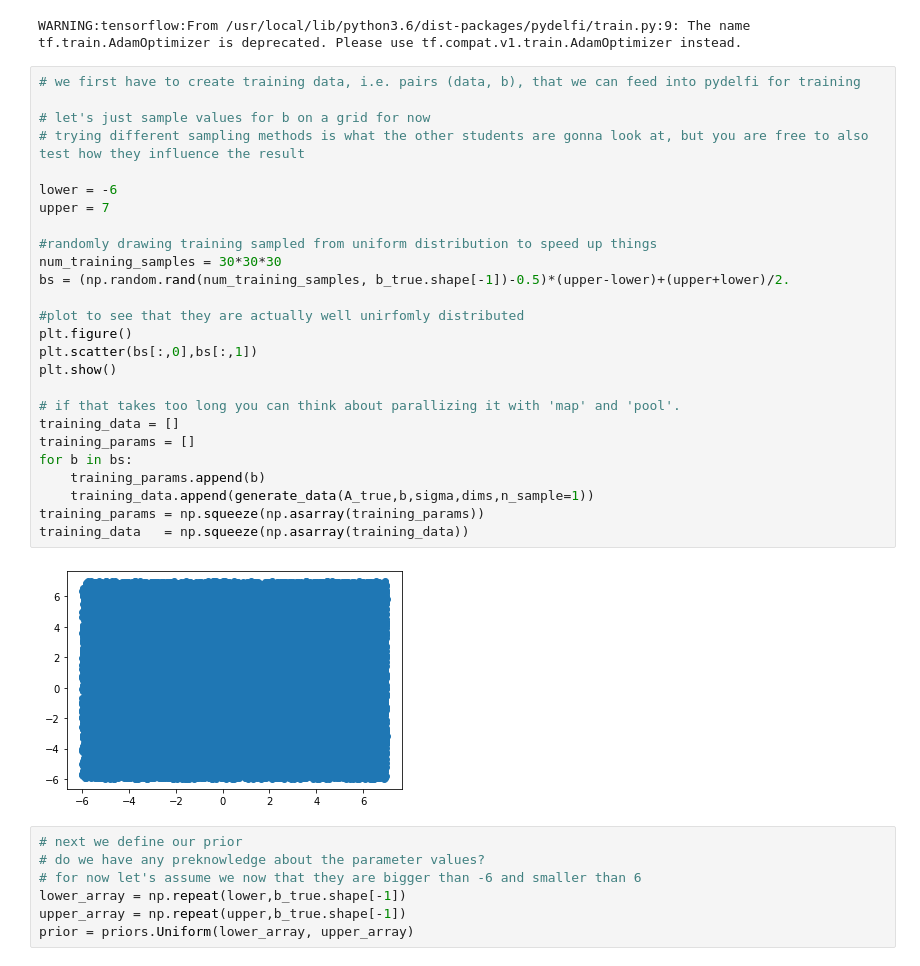
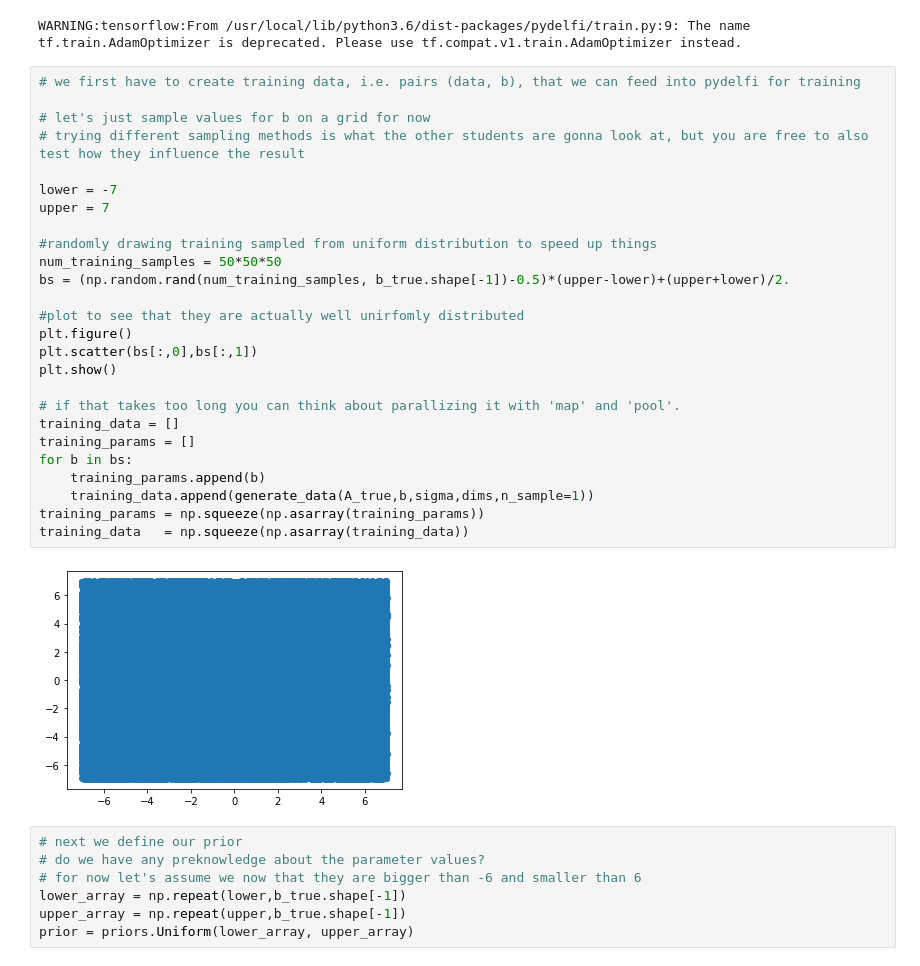
Before and after one commit to twerhane/UndergradStudentProjects, a Jupyter notebook: Tess/Convergence Properties of PyDelfi Colab.ipynb, the cells around one changed output. Drawn from its saved outputs; the diff is of its cells as text.

```diff
--- a/Tess/Convergence Properties of PyDelfi Colab.ipynb
+++ b/Tess/Convergence Properties of PyDelfi Colab.ipynb
@@ -119,31 +112,31 @@ WARNING:tensorflow:From /usr/local/lib/python3.6/dist-packages/pydelfi/train.py:
 # %%
 # we first have to create training data, i.e. pairs (data, b), that we can feed into pydelfi for training
 
 # let's just sample values for b on a grid for now
 # trying different sampling methods is what the other students are gonna look at, but you are free to also test how they influence the result
 
-lower = -6
+lower = -7
 upper = 7
 
 #randomly drawing training sampled from uniform distribution to speed up things
-num_training_samples = 30*30*30
+num_training_samples = 50*50*50
 bs = (np.random.rand(num_training_samples, b_true.shape[-1])-0.5)*(upper-lower)+(upper+lower)/2.
 
 #plot to see that they are actually well unirfomly distributed
 plt.figure()
 plt.scatter(bs[:,0],bs[:,1])
 plt.show()
 
 # if that takes too long you can think about parallizing it with 'map' and 'pool'.
 training_data = []
 training_params = []
 for b in bs:
     training_params.append(b)
     training_data.append(generate_data(A_true,b,sigma,dims,n_sample=1))
 training_params = np.squeeze(np.asarray(training_params))
 training_data   = np.squeeze(np.asarray(training_data))
 # %% [output]
-[figure, old version]
+[figure, new version]
 # %%
 # next we define our prior
 # do we have any preknowledge about the parameter values?
```
Also changed, not shown: parts of 11 cells of this notebook.
